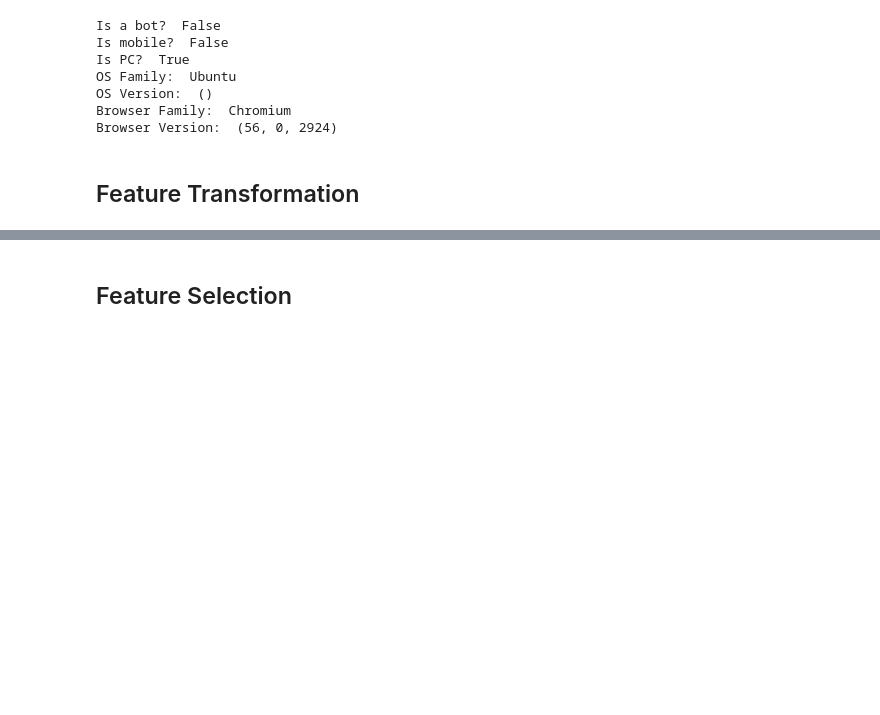
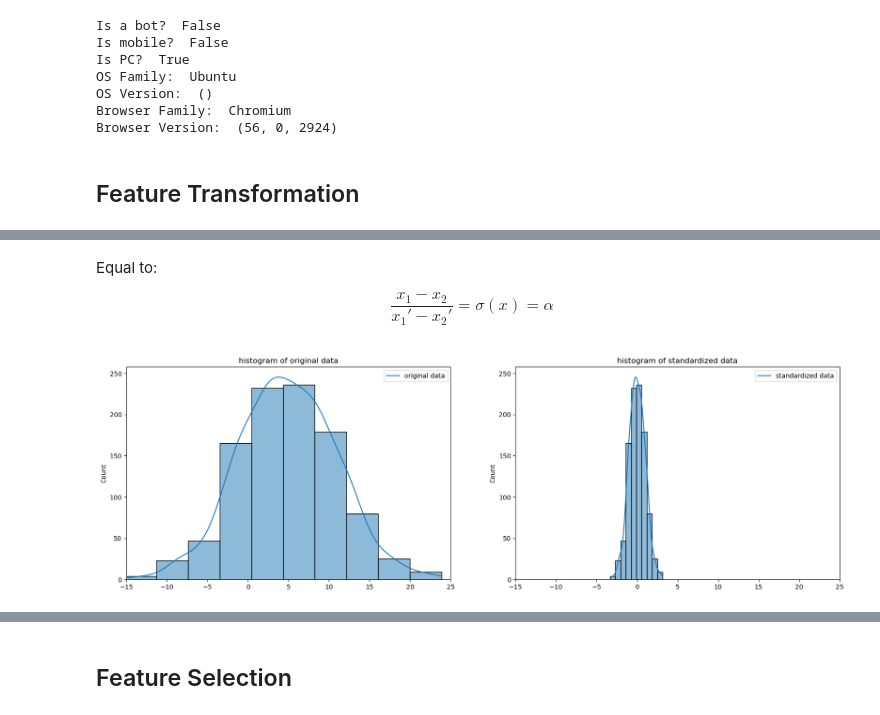
Before and after one commit to KasaiHarcore/Artificial-Intelligent-Skills, a Jupyter notebook: 6. Data Analysis/5. Feature Engineering.ipynb, the cells around one changed output, grey strips where cells are left out. Saved outputs shown, nothing was run; the diff lists cells and outputs as text; code cells hidden in the pictures; blank space fills up the shorter version.

```diff
--- a/6. Data Analysis/5. Feature Engineering.ipynb
+++ b/6. Data Analysis/5. Feature Engineering.ipynb
@@ -695,0 +727,33 @@ Browser Version:  (56, 0, 2924)
+# %% [markdown]
+Equal to:
+
+$$\frac{x_1 - x_2}{x_1' - x_2'} = \sigma(x) = \alpha$$
+# %%
+import matplotlib.pyplot as plt
+import numpy as np
+from sklearn.preprocessing import StandardScaler
+import seaborn as sns
+
+# Initialize a random variable
+X = np.random.randn(1000, 1)*6 + 5
+# Standardization
+X_std = StandardScaler().fit_transform(X.reshape(-1, 1))
+
+def _plot_dist(x, bins=10, xlim=(-1, 1), varname='x'):
+  sns.histplot(x, bins = bins, kde = True)
+  plt.title('histogram of {}'.format(varname))
+  plt.xlim(xlim)
+  plt.legend([varname])
+
+
+# Visualization
+fig = plt.figure(figsize=(20, 6))
+
+ax_1 = fig.add_subplot(1, 2, 1)
+ax_1 = _plot_dist(X, bins=10, xlim=(-15, 25), varname='original data')
+
+
+ax_2 = fig.add_subplot(1, 2, 2)
+ax_2 = _plot_dist(X_std, bins=10, xlim=(-15, 25), varname='standardized data')
+# %% [output]
+[figure, added]
```
Also changed, not shown: parts of 29 cells of this notebook.
